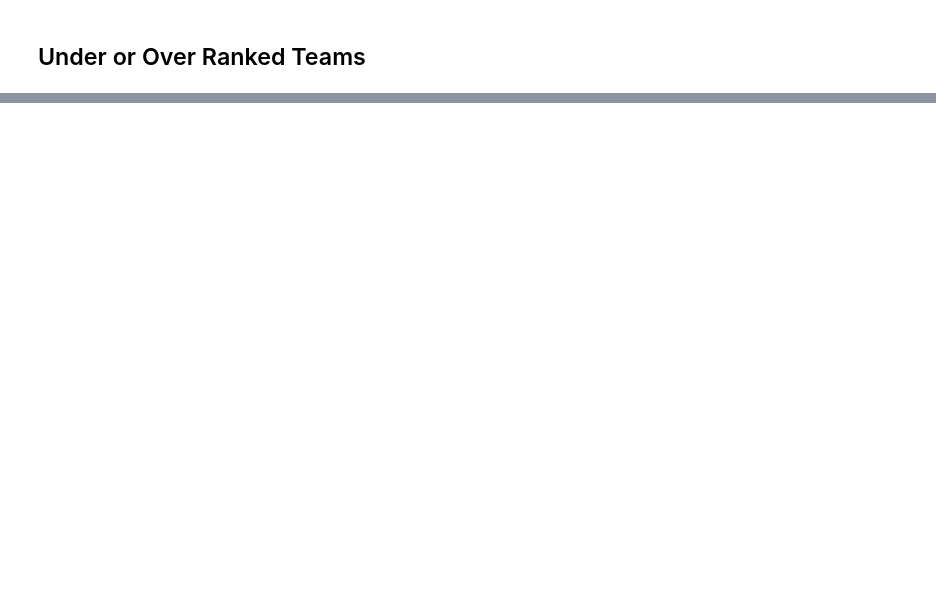
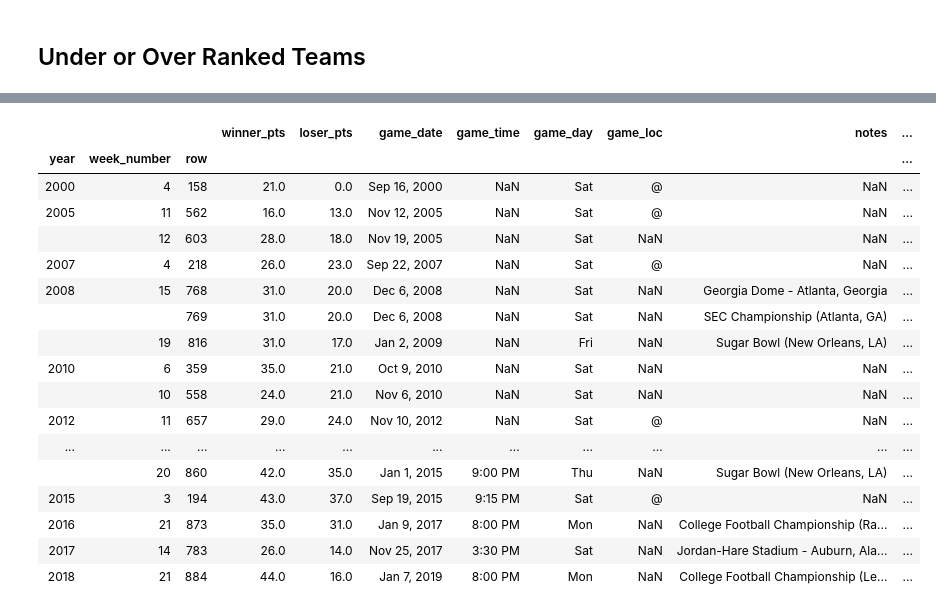
Before and after one commit to redhairedcelt/College_Football_Analysis, a Jupyter notebook: CF Over or Under Ranked Teams.ipynb, the cells around one changed output, grey strips where cells are left out. Saved outputs shown, nothing was run; the diff lists cells and outputs as text; code cells hidden in the pictures; blank space fills up the shorter version.

```diff
--- a/CF Over or Under Ranked Teams.ipynb
+++ b/CF Over or Under Ranked Teams.ipynb
@@ -13,7 +13,7 @@ records = pd.read_csv('scraped_results_df.csv')
 # 'game_loc' indicated where the game was played at. Since the winner is listed first in
 # the original data, the '@' indicates the game was played at the loser's home.  Therefore,
 # we can create a new column called 'Winner_home' if the '@' sign is not present.
-records['winner_home'] = records['game_loc']!='@'
+#records['winner_home'] = records['game_loc']!='@'
 
 # The rank is included in the winner and losers name within parenthesis.  The below regex will identify
 # numerical digits within the parenthesis and extract them to a new column as 'floats'.  We'll also
@@ -35,4 +35,4 @@ records.drop(['Unnamed: 0', 'winner','loser'], axis=1, inplace=True)
 
 records.set_index(['year','week_number', 'row'], inplace=True)
 # %%
-records_recent = records.loc[2000:2019]
+records_recent = records.loc[2009:2019]
@@ -67,0 +101,21 @@ records_recent[(records_recent['loser_name'] == 'Texas') & (records_recent['rank
+# %%
+records_recent[(records_recent['loser_name'] == 'Alabama') & (records_recent['rank_diff'] < 0)]
+# %% [output]
+|  |  |  | winner_pts | loser_pts | game_date | game_time | game_day | game_loc | notes | ... |
+| year | week_number | row |  |  |  |  |  |  |  | ... |
+| 2000 | 4 | 158 | 21.0 | 0.0 | Sep 16, 2000 | NaN | Sat | @ | NaN | ... |
+| 2005 | 11 | 562 | 16.0 | 13.0 | Nov 12, 2005 | NaN | Sat | @ | NaN | ... |
+|  | 12 | 603 | 28.0 | 18.0 | Nov 19, 2005 | NaN | Sat | NaN | NaN | ... |
+| 2007 | 4 | 218 | 26.0 | 23.0 | Sep 22, 2007 | NaN | Sat | @ | NaN | ... |
+| 2008 | 15 | 768 | 31.0 | 20.0 | Dec 6, 2008 | NaN | Sat | NaN | Georgia Dome - Atlanta, Georgia | ... |
+|  |  | 769 | 31.0 | 20.0 | Dec 6, 2008 | NaN | Sat | NaN | SEC Championship (Atlanta, GA) | ... |
+|  | 19 | 816 | 31.0 | 17.0 | Jan 2, 2009 | NaN | Fri | NaN | Sugar Bowl (New Orleans, LA) | ... |
+| 2010 | 6 | 359 | 35.0 | 21.0 | Oct 9, 2010 | NaN | Sat | NaN | NaN | ... |
+|  | 10 | 558 | 24.0 | 21.0 | Nov 6, 2010 | NaN | Sat | NaN | NaN | ... |
+| 2012 | 11 | 657 | 29.0 | 24.0 | Nov 10, 2012 | NaN | Sat | @ | NaN | ... |
+| ... | ... | ... | ... | ... | ... | ... | ... | ... | ... | ... |
+|  | 20 | 860 | 42.0 | 35.0 | Jan 1, 2015 | 9:00 PM | Thu | NaN | Sugar Bowl (New Orleans, LA) | ... |
+| 2015 | 3 | 194 | 43.0 | 37.0 | Sep 19, 2015 | 9:15 PM | Sat | @ | NaN | ... |
+| 2016 | 21 | 873 | 35.0 | 31.0 | Jan 9, 2017 | 8:00 PM | Mon | NaN | College Football Championship (Ra... | ... |
+| 2017 | 14 | 783 | 26.0 | 14.0 | Nov 25, 2017 | 3:30 PM | Sat | NaN | Jordan-Hare Stadium - Auburn, Ala... | ... |
+| 2018 | 21 | 884 | 44.0 | 16.0 | Jan 7, 2019 | 8:00 PM | Mon | NaN | College Football Championship (Le... | ... |
```
Also changed, not shown: parts of 5 cells of this notebook.
